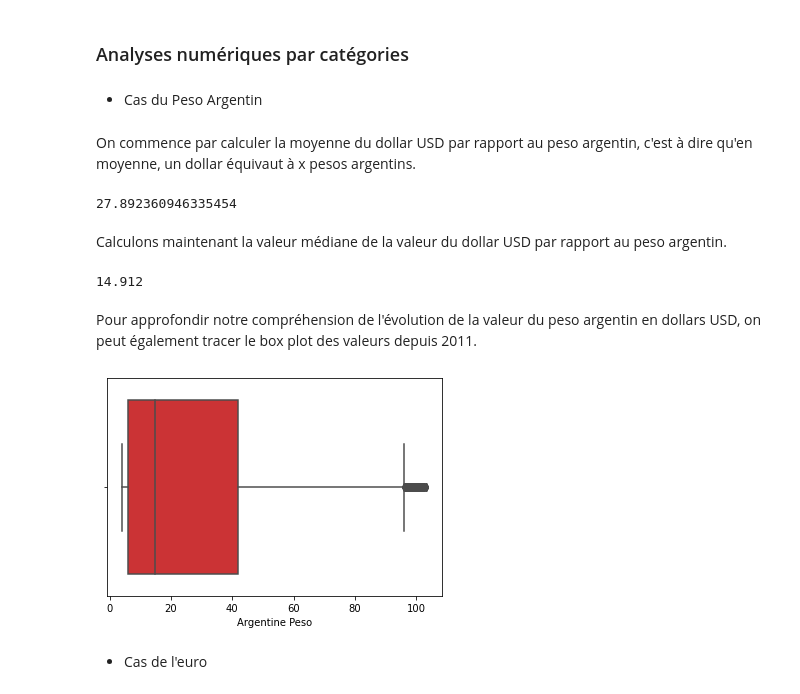
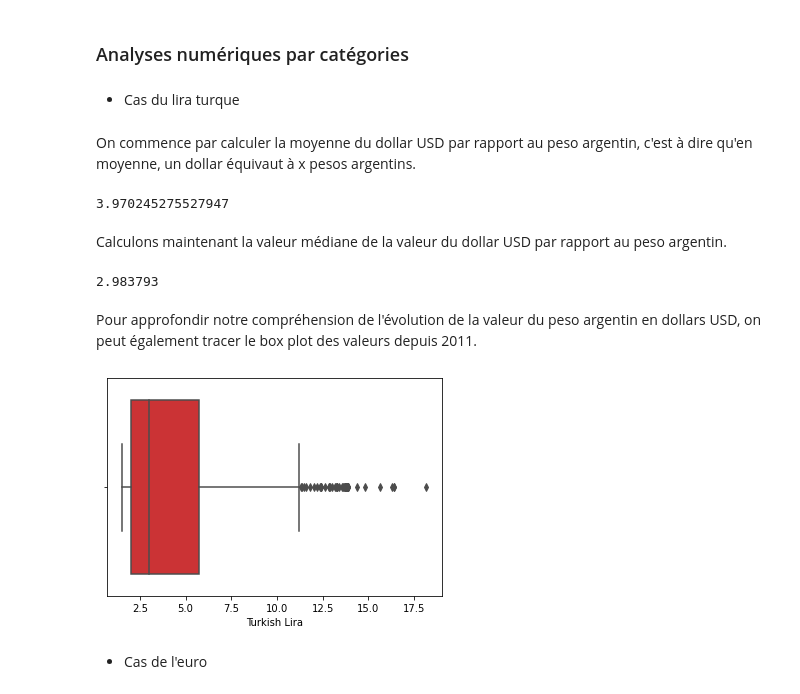
Before and after one commit to AlaaeddineBesbes/DATA731-Market-Movement, a Jupyter notebook: Projet.ipynb, the cells around one changed output. Saved outputs shown, nothing was run; the diff lists cells and outputs as text; code cells hidden in the pictures.

```diff
--- a/Projet.ipynb
+++ b/Projet.ipynb
@@ -237,26 +237,26 @@ plt.show()
 # %% [markdown]
 ### Analyses numériques par catégories
 # %% [markdown]
-- Cas du Peso Argentin
+- Cas du lira turque
 # %% [markdown]
 On commence par calculer la moyenne du dollar USD par rapport au peso argentin, c'est à dire qu'en moyenne, un dollar équivaut à x pesos argentins.
 # %%
-data['Argentine Peso'].mean()
+data['Turkish Lira'].mean()
 # %% [output]
-27.892360946335454
+3.970245275527947
 # %% [markdown]
 Calculons maintenant la valeur médiane de la valeur du dollar USD par rapport au peso argentin.
 # %%
-data['Argentine Peso'].median()
+data['Turkish Lira'].median()
 # %% [output]
-14.912
+2.983793
 # %% [markdown]
 Pour approfondir notre compréhension de l'évolution de la valeur du peso argentin en dollars USD, on peut également tracer le box plot des valeurs depuis 2011.
 # %%
-sn.boxplot(data['Argentine Peso'], palette = 'Set1')
+sn.boxplot(data['Turkish Lira'], palette = 'Set1')
 plt.show()
 # %% [output]
-[figure, old version]
+[figure, new version]
 # %% [markdown]
 - Cas de l'euro
 # %% [markdown]
```
Also changed, not shown: parts of 16 cells of this notebook.
